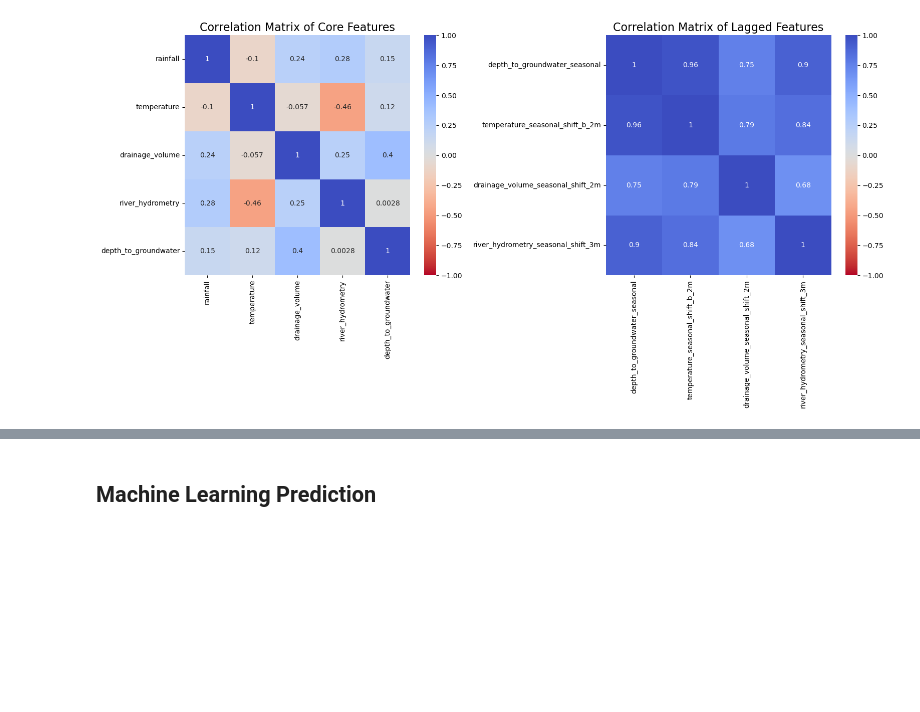
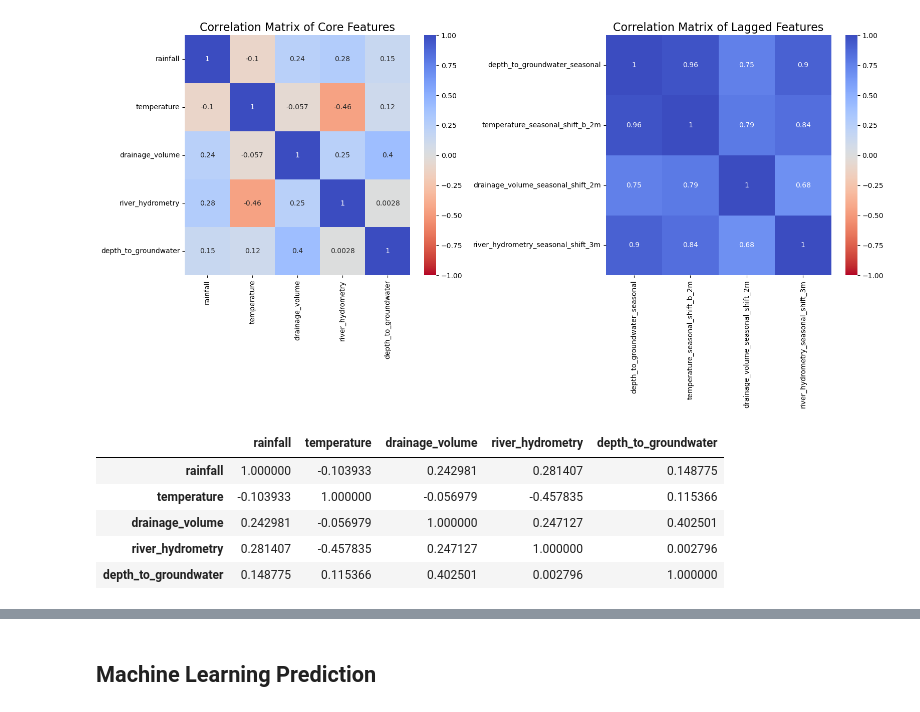
Before and after one commit to S3tuit/jup_lab, a Jupyter notebook: petrignano.ipynb, the cells around one changed output, grey strips where cells are left out. Drawn from its saved outputs; the diff is of its cells as text; code cells hidden in the pictures; blank space fills up the shorter version.

```diff
--- a/petrignano.ipynb
+++ b/petrignano.ipynb
@@ -104,7 +104,10 @@ plt.show()
 # %%
 # interpolate in this case is quite good, so I'll use it for each of the columns
 
-df['river_hydrometry'] = df['river_hydrometry_back_up'].interpolate()
+df.loc[df['depth_to_groundwater']==0, 'depth_to_groundwater'] = np.nan
+df.loc[df['river_hydrometry']==0, 'river_hydrometry'] = np.nan
+
+df['river_hydrometry'] = df['river_hydrometry'].interpolate()
 df['drainage_volume'] = df['drainage_volume'].interpolate()
 df['depth_to_groundwater'] = df['depth_to_groundwater'].interpolate()
 df.drop(columns=['hydro_fill', 'river_hydrometry_back_up'], inplace=True)
@@ -259,3 +265,13 @@ plt.tight_layout()
 plt.show()
 # %% [output]
 [figure]
+# %%
+df[to_decompose].corr().to_csv(r'C:\Users\matte\OneDrive\Desktop\GitHub\data\Petrignano\4 tableau\corr_matrix_normal.csv')
+df[to_decompose].corr()
+# %% [output]
+|  | rainfall | temperature | drainage_volume | river_hydrometry | depth_to_groundwater |
+| rainfall | 1.000000 | -0.103933 | 0.242981 | 0.281407 | 0.148775 |
+| temperature | -0.103933 | 1.000000 | -0.056979 | -0.457835 | 0.115366 |
+| drainage_volume | 0.242981 | -0.056979 | 1.000000 | 0.247127 | 0.402501 |
+| river_hydrometry | 0.281407 | -0.457835 | 0.247127 | 1.000000 | 0.002796 |
+| depth_to_groundwater | 0.148775 | 0.115366 | 0.402501 | 0.002796 | 1.000000 |
```
Also changed, not shown: parts of 5 cells of this notebook.
